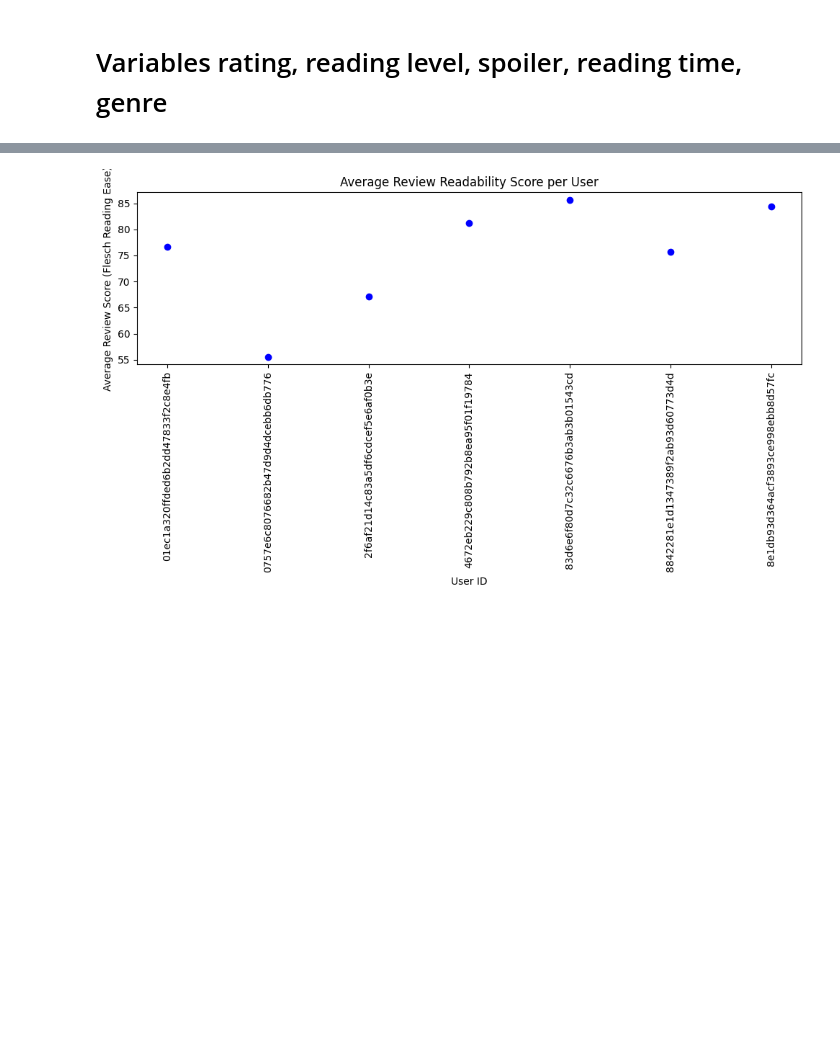
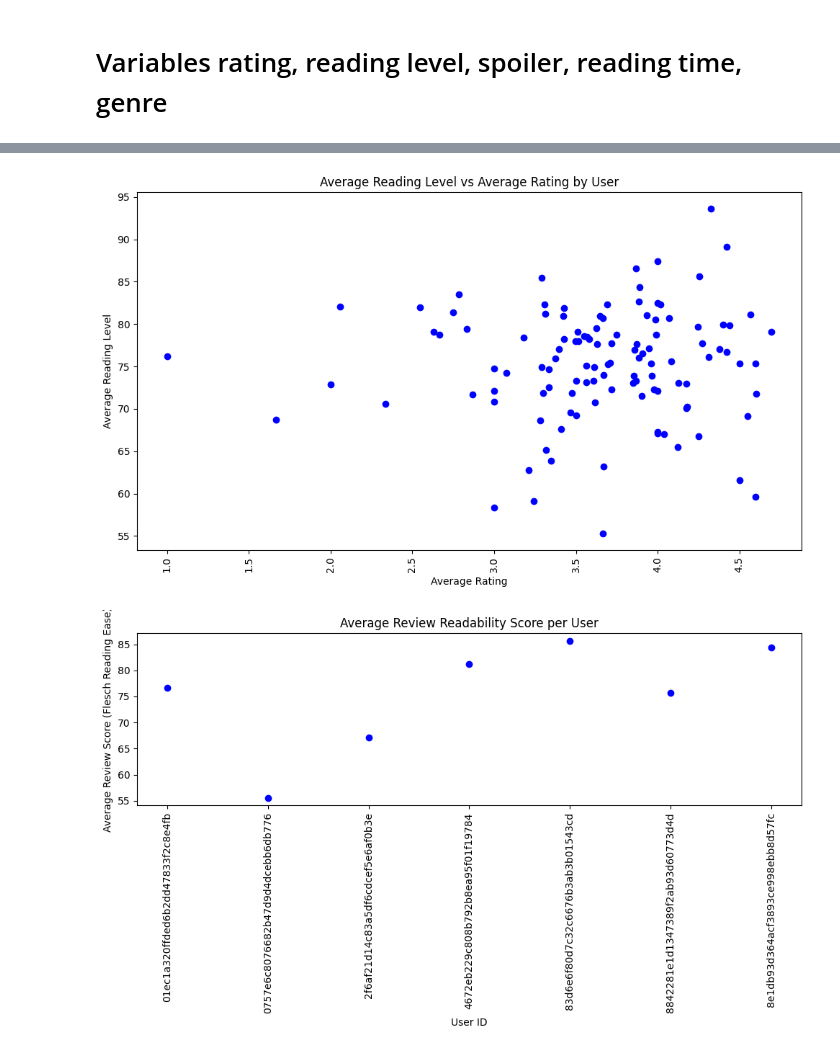
Before and after one commit to Windrunner25/Code, a Jupyter notebook: code.ipynb, the cells around one changed output, grey strips where cells are left out. Saved outputs shown, nothing was run; the diff lists cells and outputs as text; code cells hidden in the pictures; blank space fills up the shorter version.

```diff
--- a/code.ipynb
+++ b/code.ipynb
@@ -11,7 +141,7 @@ import matplotlib.pyplot as plt
 import textstat  # Example for applying text readability metric
 
 # Read the JSON file (assuming it's large, you may use chunks if needed)
-chunk_size = 100000
+chunk_size = 10000
 chunks = pd.read_json('./data/goodreads_reviews_spoiler_raw.json', lines=True, chunksize=chunk_size)
 
 for chunk in chunks:
@@ -40,33 +170,35 @@ for user_id, group in grouped:
     avg_score = np.mean(scores)
     avg_rating = group['rating'].mean()
 
     # Store the user ID and their average score
     user_ids.append(user_id)
     average_scores.append(avg_score)
     average_ratings.append(avg_rating)
 
 # Convert results to a DataFrame for easy plotting
 results = pd.DataFrame({
     'user_id': user_ids,
     'average_score': average_scores,
     'average_rating': average_ratings
 })
 
 # Plotting the average score for each user
 plt.figure(figsize=(10, 6))
 plt.scatter(results['average_rating'], results['average_score'], color='blue')
 
 # Add labels and title
 plt.ylabel('Average Reading Level')
 plt.xlabel('Average Rating')
 plt.title('Average Reading Level vs Average Rating by User')
 
 # Rotate x labels if there are too many users
 plt.xticks(rotation=90)
 
 # Show plot
 plt.tight_layout()
 plt.show()
+# %% [output]
+[figure, added]
 # %%
 # **** Rating Vs. Sentimentality - Polarity (Positive or Negative) ****
 
```
Also changed, not shown: parts of 3 cells of this notebook.
